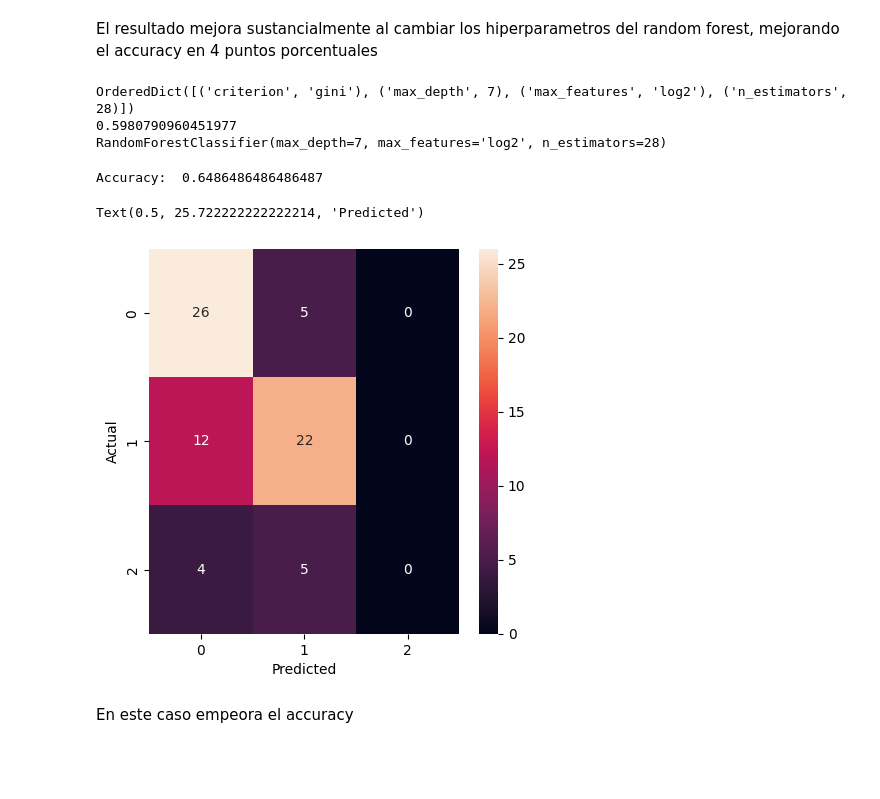
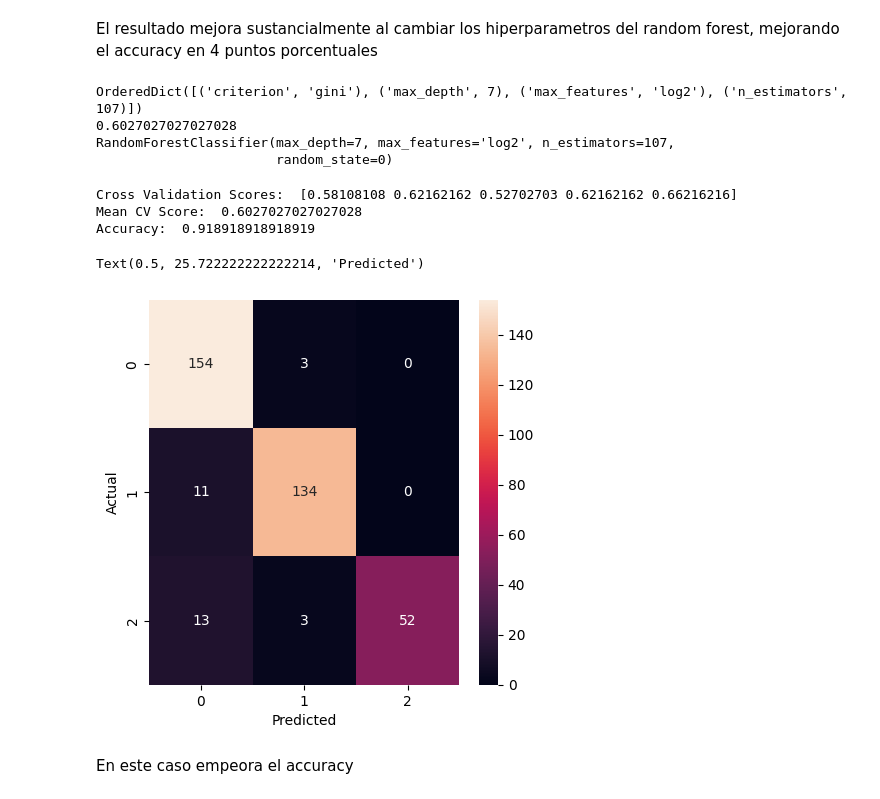
Before and after one commit to unaimleal/spri_reto_07_morado, a Jupyter notebook: modelado_adquisicion.ipynb, the cells around one changed output. Cells and saved outputs as stored; diff of their text form; code cells hidden in the pictures; blank space fills up the shorter version.

```diff
--- a/modelado_adquisicion.ipynb
+++ b/modelado_adquisicion.ipynb
@@ -160,0 +172,17 @@ Text(0.5, 25.722222222222214, 'Predicted')
+# %%
+# se hace un grid search para encontrar los mejores parametros para el modelo
+
+from sklearn.model_selection import GridSearchCV
+
+param_grid = {
+    'n_estimators': [10, 50, 100, 200, 500],
+    'max_features': ['auto', 'sqrt', 'log2'],
+    'max_depth' : [4,5,6,7,8],
+    'criterion' :['gini', 'entropy']
+}
+
+CV_rfc = GridSearchCV(estimator=RandomForestClassifier(random_state=0), param_grid=param_grid, cv= 5)
+CV_rfc.fit(X_train, y_train)
+
+print(CV_rfc.best_params_)
+print(CV_rfc.best_score_)
@@ -224,7 +227,7 @@ from skopt import BayesSearchCV
 from skopt.space import Real, Categorical, Integer
 
 opt = BayesSearchCV(
-    RandomForestClassifier(),
+    RandomForestClassifier(random_state=0),
     {
         'n_estimators': Integer(10, 500),
         'max_features': Categorical(['auto', 'sqrt', 'log2']),
@@ -237,32 +240,46 @@ opt = BayesSearchCV(
     n_jobs=-1
 )
 
-opt.fit(X_training, y_training)
+opt.fit(X_train, y_train)
 
 print(opt.best_params_)
 print(opt.best_score_)
 print(opt.best_estimator_)
 # %% [output]
-OrderedDict([('criterion', 'gini'), ('max_depth', 7), ('max_features', 'log2'), ('n_estimators', 28)])
-0.5980790960451977
-RandomForestClassifier(max_depth=7, max_features='log2', n_estimators=28)
+OrderedDict([('criterion', 'gini'), ('max_depth', 7), ('max_features', 'log2'), ('n_estimators', 107)])
+0.6027027027027028
+RandomForestClassifier(max_depth=7, max_features='log2', n_estimators=107,
+                       random_state=0)
 # %%
 # se prueba este modelo con los hiperparametros encontrados
 
-rf = RandomForestClassifier(n_estimators=499, max_features='sqrt', max_depth=4, criterion='gini', random_state=0)
-rf.fit(X_training, y_training)
+rf_mejorado = RandomForestClassifier(n_estimators=107, max_features='log2', max_depth=7, criterion='gini', random_state=0)
 
-prediccion = rf.predict(X_validation)
-print('Accuracy: ', accuracy_score(y_validation, prediccion))
-# plot confusion matrix
-cm = confusion_matrix(y_validation, prediccion)
+scores = cross_val_score(rf_mejorado, X_train, y_train, cv=5)
+
+print('Cross Validation Scores: ', scores)
+print('Mean CV Score: ', scores.mean())
+
+# Entrenar el modelo con todos los datos de entrenamiento
+rf_mejorado.fit(X_train, y_train)
+
+# Predecir en los datos de entrenamiento y obtener la exactitud
+prediccion = rf_mejorado.predict(X_train)
+print('Accuracy: ', accuracy_score(y_train, prediccion))
+
+# Graficar la matriz de confusión
+cm = confusion_matrix(y_train, prediccion)
 plt.figure(figsize=(5,5))
 sns.heatmap(cm, annot=True, fmt='d')
 plt.ylabel('Actual')
 plt.xlabel('Predicted')
+
+# se ha probado sobre los datos de test y no ha dado tan mal
 # %% [output]
-Accuracy:  0.6486486486486487
+Cross Validation Scores:  [0.58108108 0.62162162 0.52702703 0.62162162 0.66216216]
+Mean CV Score:  0.6027027027027028
+Accuracy:  0.918918918918919
 Text(0.5, 25.722222222222214, 'Predicted')
-[figure, old version]
+[figure, new version]
 # %% [markdown]
 En este caso empeora el accuracy
```
Also changed, not shown: parts of 24 cells of this notebook, 1 other file.
